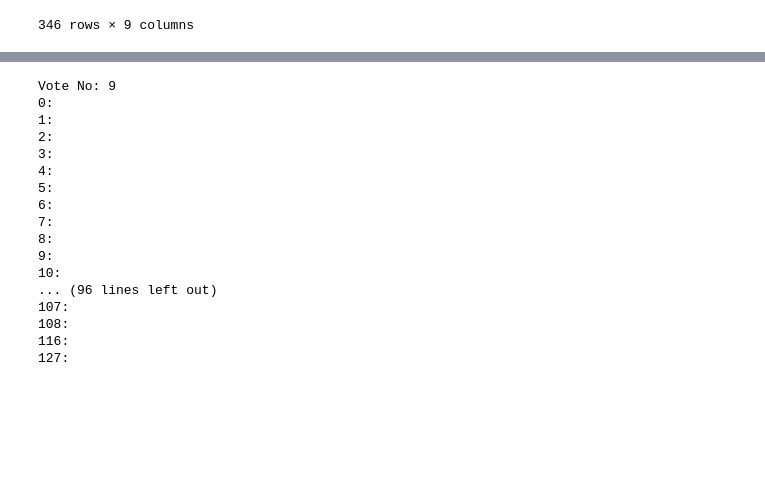
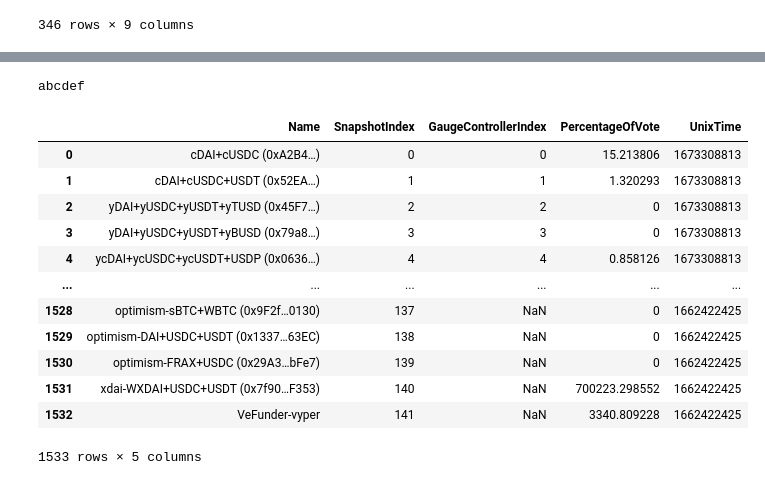
Before and after one commit to DoominEth/Web3DataSandbox, a Jupyter notebook: Untitled.ipynb, the cells around one changed output, grey strips where cells are left out. Saved outputs shown, nothing was run; the diff lists cells and outputs as text; code cells hidden in the pictures; blank space fills up the shorter version.

Commit message:
New Snapshot listing form readable/Assignable from beacon query

```diff
--- a/Untitled.ipynb
+++ b/Untitled.ipynb
@@ -368,25 +356,42 @@ def mapSnapshotDataToGaugeController(data):
                         pass
         return beaconDF
 # %%
-def mapSnapshotDataToGaugeController2(data):
-    #for i in range(len(data)):
-    for i in range(9,10):
-        print(f'Vote No: {i}' )
+def mapSnapshotDataToGaugeControllerNew(data, beaconData):
+    cols = ['Name','SnapshotIndex','GaugeControllerIndex','PercentageOfVote', 'UnixTime']
+    newDataFrame = pd.DataFrame(columns=cols)
+    currentIndex = 0
+
+    for i in range(0,10):
         scores = data.loc[i, 'scores']
         choice = data.loc[i, 'choices']
+        endUnixTime = gaugeData.loc[i,'end']
+
         for j in range(len(scores)):
             word = choice[j]
-            for k in range(len(gaugeControllerAddresses)):
-                gaugeName = gaugeControllerAddresses.loc[k, 'Name']
+
+            for k in range(len(beaconData)):
+                beaconName = beaconData.loc[k, 'Name']
+                newDataFrame.loc[currentIndex,'Name'] = word
+                newDataFrame.loc[currentIndex,'SnapshotIndex'] = j
+                newDataFrame.loc[currentIndex,'UnixTime'] = endUnixTime
+
                 try:
-                    if gaugeName.lower() in word.lower():
-                        print(f'Controller Gauge Name: {gaugeName}')
-                        print(f'Snapshot Gauge Name: {word}')
+                    if word.lower()[:-1] in beaconName.lower():
+                        newDataFrame.loc[currentIndex,'GaugeControllerIndex'] = beaconData.loc[k,'GaugeControllerIndex']
+                        newDataFrame.loc[currentIndex,'PercentageOfVote'] = scores[j]
+
+                        #print(f'Controller Gauge Name: {beaconName}')
+                        #print(f'Snapshot Gauge Name: {word}')
                         #print(scores[j])
                 except:
+                    newDataFrame.loc[j,'SnapshotIndex'] = j
                     #print('ERROR')
                     pass
 
+
+            currentIndex += 1
+
+    return newDataFrame
             #print(f'Index: {j}')
             #print(f'Pool: {firstWord}')
 
@@ -394,22 +399,27 @@ def mapSnapshotDataToGaugeController2(data):
             #    print (str(choice[j]) + ': ')
             #    print (scores[j])
 # %%
-beaconDF = mapSnapshotDataToGaugeController(gaugeData)
+#beaconDF = beaconSnapshotDataToGaugeController(gaugeData)
-# %% [output]
-Vote No: 9
-0:
-1:
-2:
-3:
-4:
-5:
-6:
-7:
-8:
-9:
-10:
-... (96 lines left out)
-107:
-108:
-116:
-127:
+# %%
+string123 = 'abcdefg'
+print(string123[:-1])
+# %% [output]
+abcdef
+# %%
+allNewDataFrame = mapSnapshotDataToGaugeControllerNew(gaugeData,beaconDF)
+# %%
+allNewDataFrame
+# %% [output]
+|  | Name | SnapshotIndex | GaugeControllerIndex | PercentageOfVote | UnixTime |
+| 0 | cDAI+cUSDC (0xA2B4…) | 0 | 0 | 15.213806 | 1673308813 |
+| 1 | cDAI+cUSDC+USDT (0x52EA…) | 1 | 1 | 1.320293 | 1673308813 |
+| 2 | yDAI+yUSDC+yUSDT+yTUSD (0x45F7…) | 2 | 2 | 0 | 1673308813 |
+| 3 | yDAI+yUSDC+yUSDT+yBUSD (0x79a8…) | 3 | 3 | 0 | 1673308813 |
+| 4 | ycDAI+ycUSDC+ycUSDT+USDP (0x0636…) | 4 | 4 | 0.858126 | 1673308813 |
+| ... | ... | ... | ... | ... | ... |
+| 1528 | optimism-sBTC+WBTC (0x9F2f…0130) | 137 | NaN | 0 | 1662422425 |
+| 1529 | optimism-DAI+USDC+USDT (0x1337…63EC) | 138 | NaN | 0 | 1662422425 |
+| 1530 | optimism-FRAX+USDC (0x29A3…bFe7) | 139 | NaN | 0 | 1662422425 |
+| 1531 | xdai-WXDAI+USDC+USDT (0x7f90…F353) | 140 | NaN | 700223.298552 | 1662422425 |
+| 1532 | VeFunder-vyper | 141 | NaN | 3340.809228 | 1662422425 |
+1533 rows × 5 columns
```
Also changed, not shown: parts of 10 cells of this notebook.
